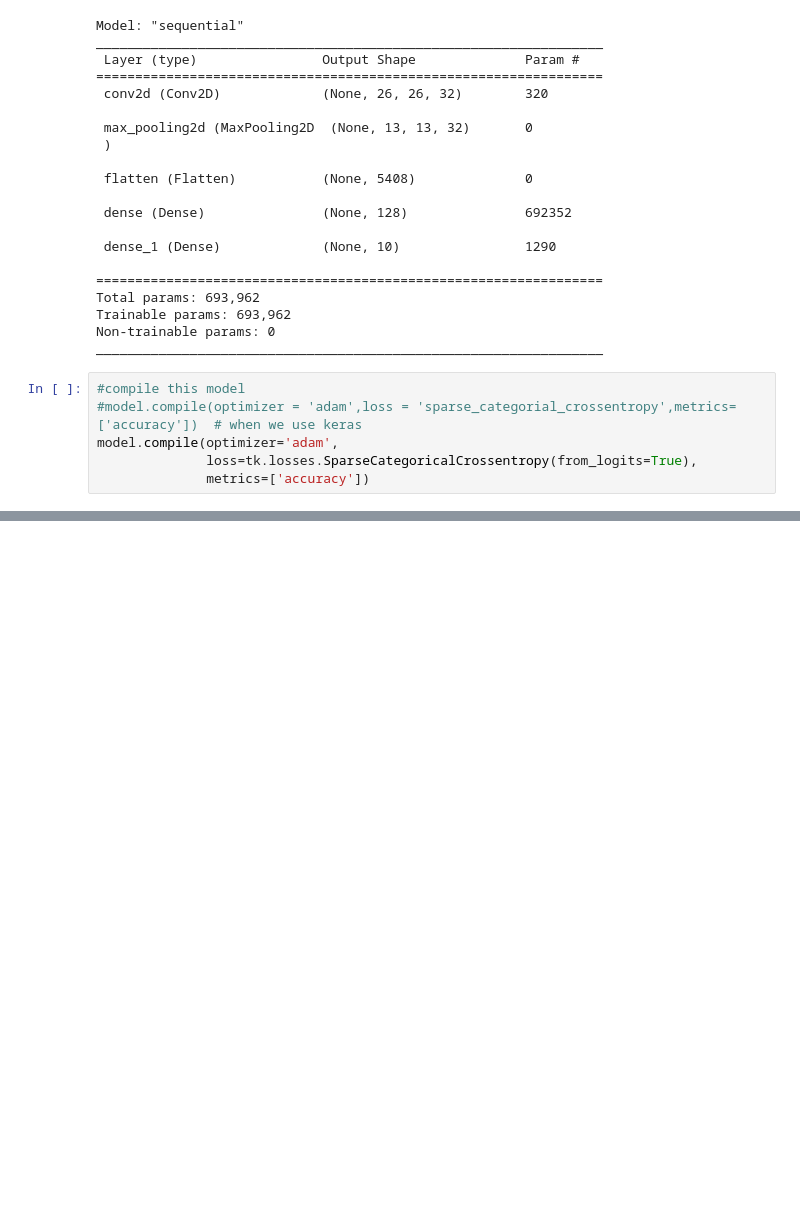
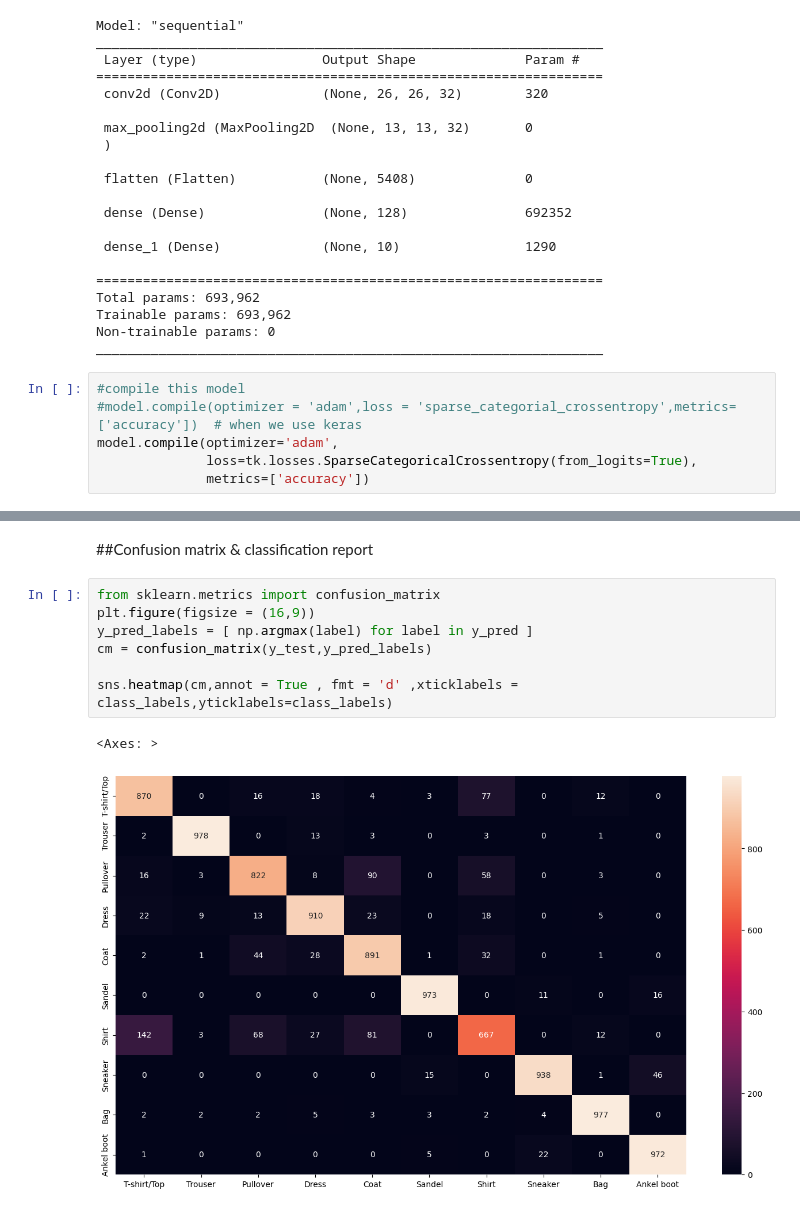
Before and after one commit to Codeninja5556/Machine_learning_project, a Jupyter notebook: Testings/First_CNN_project.ipynb, the cells around one changed output, grey strips where cells are left out. Saved outputs shown, nothing was run; the diff lists cells and outputs as text; blank space fills up the shorter version.

```diff
--- a/Testings/First_CNN_project.ipynb
+++ b/Testings/First_CNN_project.ipynb
@@ -174,0 +245,12 @@ Epoch 10/10
+# %% [markdown]
+##Confusion matrix & classification report
+# %%
+from sklearn.metrics import confusion_matrix
+plt.figure(figsize = (16,9))
+y_pred_labels = [ np.argmax(label) for label in y_pred ]
+cm = confusion_matrix(y_test,y_pred_labels)
+
+sns.heatmap(cm,annot = True , fmt = 'd' ,xticklabels = class_labels,yticklabels=class_labels)
+# %% [output]
+<Axes: >
+[figure, added]
```
Also changed, not shown: parts of 23 cells of this notebook.
